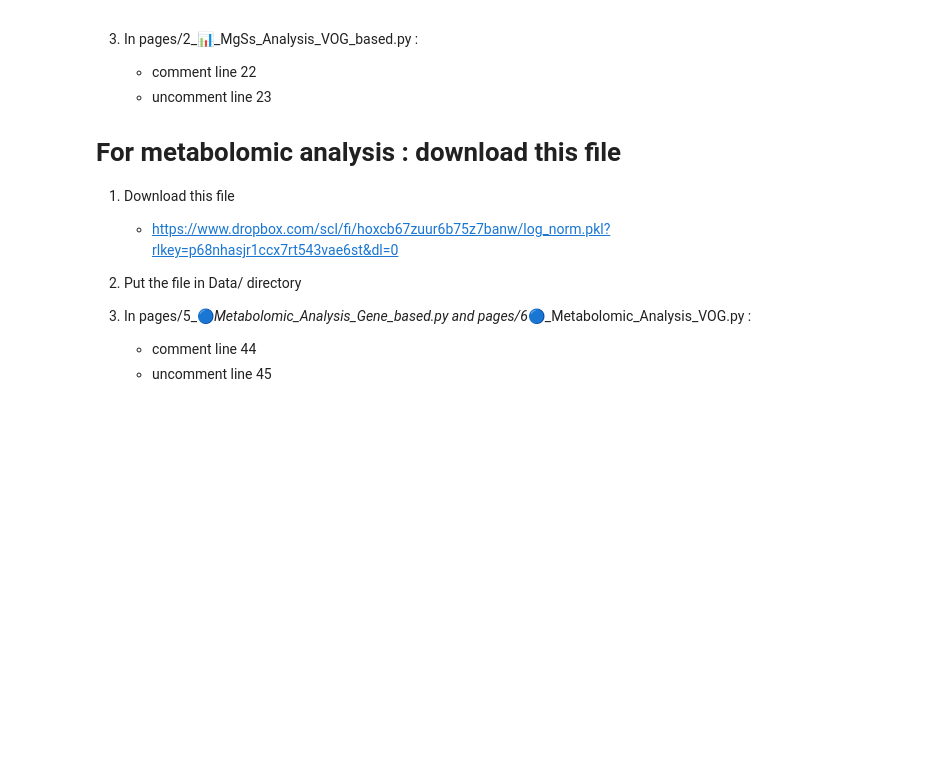
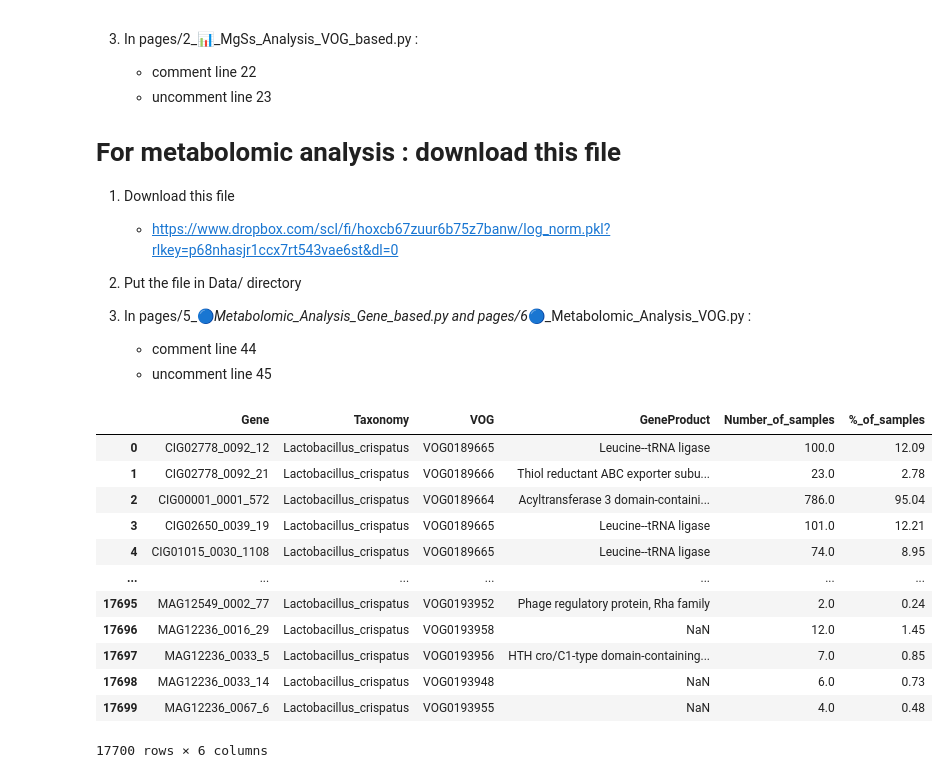
Before and after one commit to AmauryMaros/MgCSTs2, a Jupyter notebook: Python_notebooks/draft.ipynb, the cells around one changed output. Cells and saved outputs as stored; diff of their text form; code cells hidden in the pictures; blank space fills up the shorter version.

```diff
--- a/Python_notebooks/draft.ipynb
+++ b/Python_notebooks/draft.ipynb
@@ -622,3 +622,31 @@ fig.update_layout(
 
 # Show interactive plot
 fig.show()
+# %%
+import pandas as pd
+import pickle
+
+with open('/Users/amaros/Documents/gene_pa_count.pkl', 'rb') as f:
+    gene_count = pickle.load(f)
+
+VOG_GeneProduct = pd.read_csv("/Users/amaros/Documents/VOG_gene_product.csv")
+# %%
+df = gene_count['Lactobacillus_crispatus']
+Gene = pd.DataFrame(df.set_index('Gene').loc[:,df.columns[1]:].sum(axis = 1)).rename(columns = {0:"Number_of_samples"}).reset_index()
+Gene['%_of_samples'] = Gene['Number_of_samples'].apply(lambda x : round((100 * x / (len(df.columns) - 1)),2))
+VOG = VOG_GeneProduct[VOG_GeneProduct['Taxonomy'] == "Lactobacillus_crispatus"]
+pd.merge(VOG, Gene, on='Gene', how='left')
+# %% [output]
+|  | Gene | Taxonomy | VOG | GeneProduct | Number_of_samples | %_of_samples |
+| 0 | CIG02778_0092_12 | Lactobacillus_crispatus | VOG0189665 | Leucine--tRNA ligase | 100.0 | 12.09 |
+| 1 | CIG02778_0092_21 | Lactobacillus_crispatus | VOG0189666 | Thiol reductant ABC exporter subu... | 23.0 | 2.78 |
+| 2 | CIG00001_0001_572 | Lactobacillus_crispatus | VOG0189664 | Acyltransferase 3 domain-containi... | 786.0 | 95.04 |
+| 3 | CIG02650_0039_19 | Lactobacillus_crispatus | VOG0189665 | Leucine--tRNA ligase | 101.0 | 12.21 |
+| 4 | CIG01015_0030_1108 | Lactobacillus_crispatus | VOG0189665 | Leucine--tRNA ligase | 74.0 | 8.95 |
+| ... | ... | ... | ... | ... | ... | ... |
+| 17695 | MAG12549_0002_77 | Lactobacillus_crispatus | VOG0193952 | Phage regulatory protein, Rha family | 2.0 | 0.24 |
+| 17696 | MAG12236_0016_29 | Lactobacillus_crispatus | VOG0193958 | NaN | 12.0 | 1.45 |
+| 17697 | MAG12236_0033_5 | Lactobacillus_crispatus | VOG0193956 | HTH cro/C1-type domain-containing... | 7.0 | 0.85 |
+| 17698 | MAG12236_0033_14 | Lactobacillus_crispatus | VOG0193948 | NaN | 6.0 | 0.73 |
+| 17699 | MAG12236_0067_6 | Lactobacillus_crispatus | VOG0193955 | NaN | 4.0 | 0.48 |
+17700 rows × 6 columns
```
Also changed, not shown: 19 other files.
